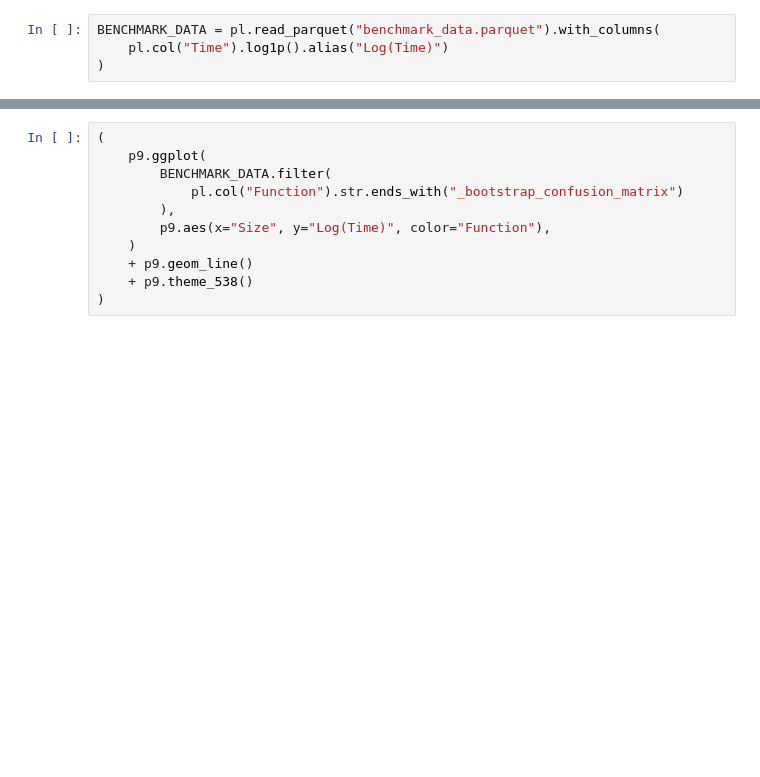
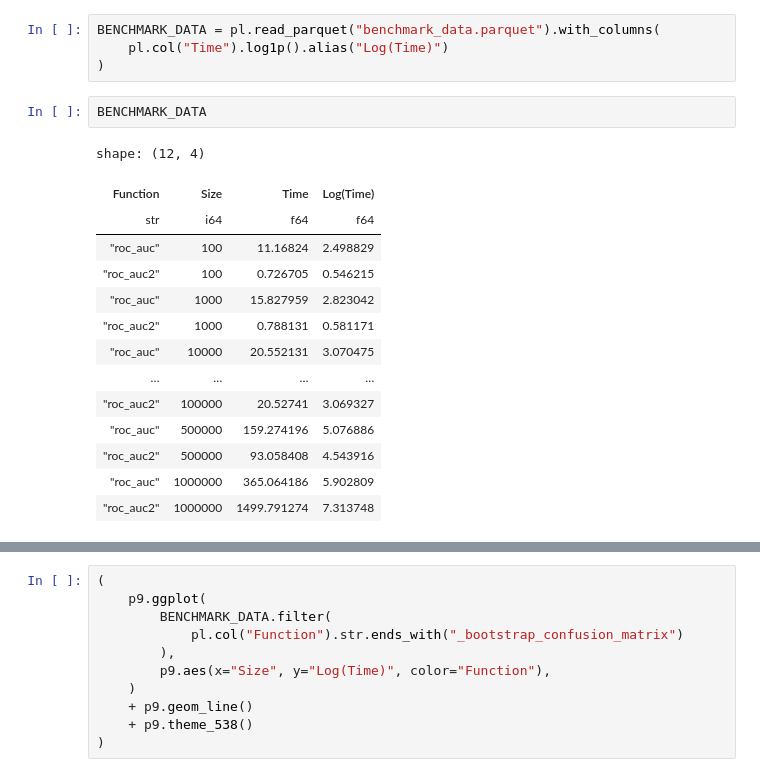
Before and after one commit to CangyuanLi/rapidstats, a Jupyter notebook: benchmarks/analyze_benchmarks.ipynb, the cells around one changed output, grey strips where cells are left out. Drawn from its saved outputs; the diff is of its cells as text; blank space fills up the shorter version.

```diff
--- a/benchmarks/analyze_benchmarks.ipynb
+++ b/benchmarks/analyze_benchmarks.ipynb
@@ -6,3 +95,20 @@ import plotnine as p9
 BENCHMARK_DATA = pl.read_parquet("benchmark_data.parquet").with_columns(
     pl.col("Time").log1p().alias("Log(Time)")
 )
+# %%
+BENCHMARK_DATA
+# %% [output]
+shape: (12, 4)
+| Function | Size | Time | Log(Time) |
+| str | i64 | f64 | f64 |
+| "roc_auc" | 100 | 11.16824 | 2.498829 |
+| "roc_auc2" | 100 | 0.726705 | 0.546215 |
+| "roc_auc" | 1000 | 15.827959 | 2.823042 |
+| "roc_auc2" | 1000 | 0.788131 | 0.581171 |
+| "roc_auc" | 10000 | 20.552131 | 3.070475 |
+| … | … | … | … |
+| "roc_auc2" | 100000 | 20.52741 | 3.069327 |
+| "roc_auc" | 500000 | 159.274196 | 5.076886 |
+| "roc_auc2" | 500000 | 93.058408 | 4.543916 |
+| "roc_auc" | 1000000 | 365.064186 | 5.902809 |
+| "roc_auc2" | 1000000 | 1499.791274 | 7.313748 |
```
Also changed, not shown: parts of 12 cells of this notebook, 4 other files.
